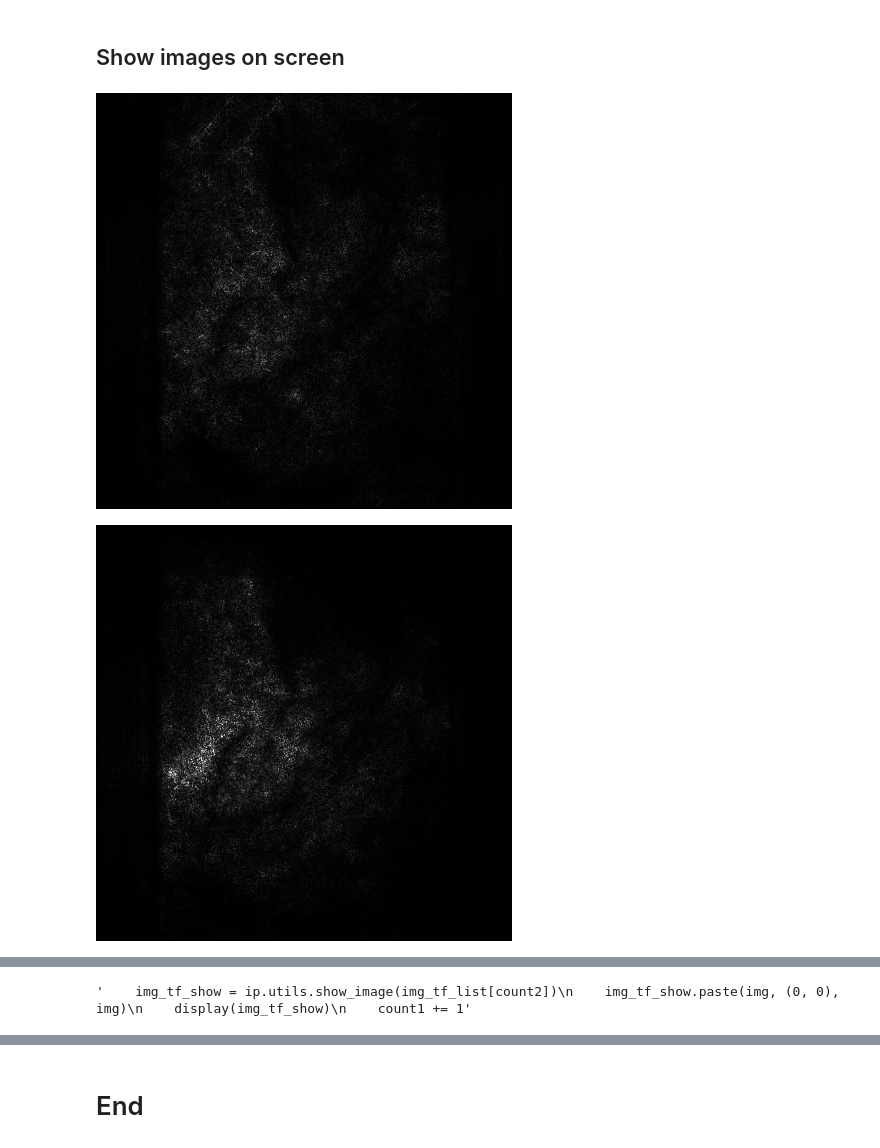
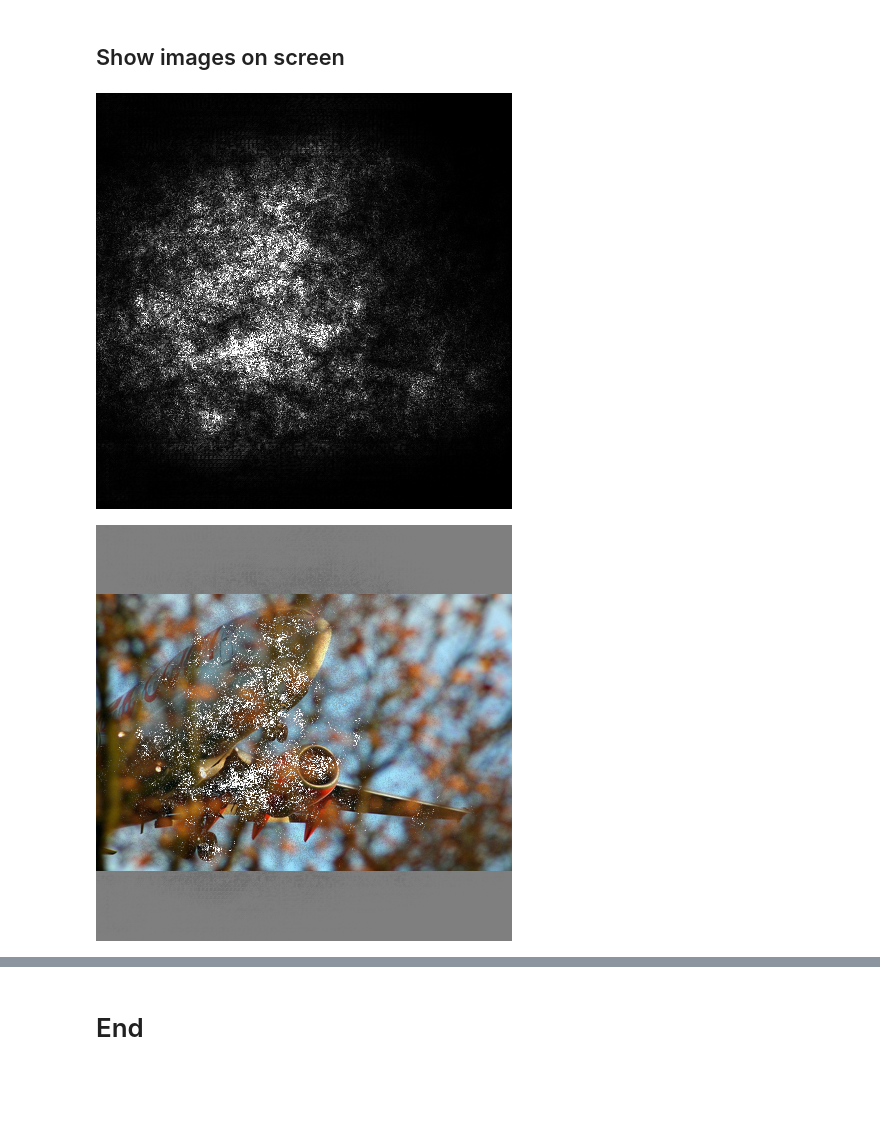
Before and after one commit to AntonPeeters/Interpretable-Object-Detection, a Jupyter notebook: object interpretation.ipynb, the cells around one changed output, grey strips where cells are left out. Saved outputs shown, nothing was run; the diff lists cells and outputs as text; code cells hidden in the pictures; blank space fills up the shorter version.

Commit message:
added images

```diff
--- a/object interpretation.ipynb
+++ b/object interpretation.ipynb
@@ -39,7 +39,7 @@ det = bb.io.load('pandas', 'data/detections_all.h5')
 # Variables
 detection_threshold = 0.5
 
-my_class = 'sheep' # Which class to look at
+my_class = 'horse' # Which class to look at
 # aeroplane, bicycle, bird, boat, bottle, bus, car, cat, chair, cow, diningtable, dog, horse, motorbike, person, pottedplant, sheep, sofa, train, tvmonitor
 
 anno = anno[anno['class_label'] == my_class]
@@ -47,6 +47,8 @@ det = det[det['class_label'] == my_class]
 
 # Filter detections based on threshold (computed in previous step from F1-curve)
 filtered_det = det[det.confidence >= detection_threshold].copy()
+
+display(filtered_det[filtered_det.confidence == filtered_det.confidence.max()])
 
 # Compute TP,FP
 tpfp_det = bb.stat.match_det(filtered_det, anno, 0.1, ignore=bb.stat.IgnoreMethod.SINGLE)
@@ -210,20 +208,23 @@ Detections:
 ## Show images on screen
 # %%
 # Normalize to grayscale and show images
-gradients_list = ip.utils.normalize(gradients_as_arr_list, True)
+gradients_list = []
+#gradients_list = ip.utils.normalize(gradients_as_arr_list, True)
+for immm in gradients_as_arr_list:
+    gradients_list.append(ip.utils.convert_to_grayscale(immm))
 count1 = 0
 count2 = 0
 
 for gradient in gradients_list:
     if count1 == count_list[count2]:
         count2 += 1
         count1 = 0
     img = ip.utils.show_image(gradient).convert("L")
     display(img)
-'''    img_tf_show = ip.utils.show_image(img_tf_list[count2])
+    img_tf_show = ip.utils.show_image(img_tf_list[count2])
     img_tf_show.paste(img, (0, 0), img)
     display(img_tf_show)
-    count1 += 1'''
+    count1 += 1
 # %% [output]
-[figure, old version]
+[figure, new version]
-[figure, old version]
+[figure, new version]
@@ -232 +232,0 @@ for gradient in gradients_list:
-'    img_tf_show = ip.utils.show_image(img_tf_list[count2])\n    img_tf_show.paste(img, (0, 0), img)\n    display(img_tf_show)\n    count1 += 1'
```
Also changed, not shown: parts of 4 cells of this notebook, 48 other files.
